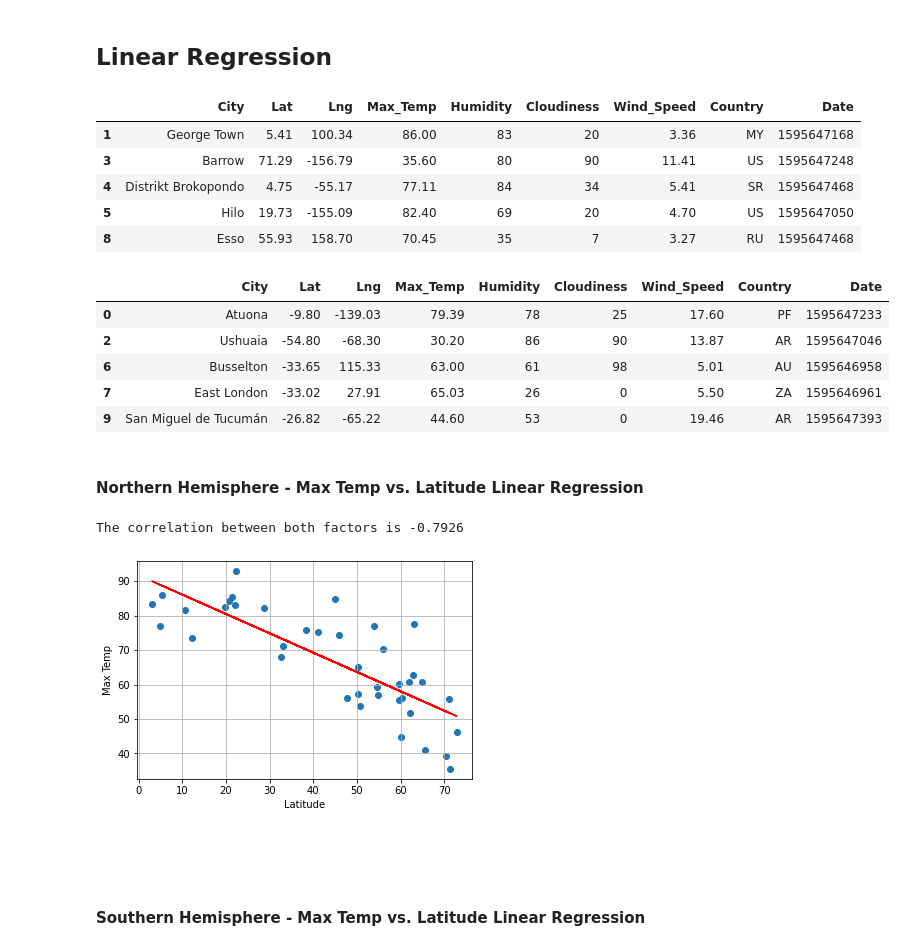
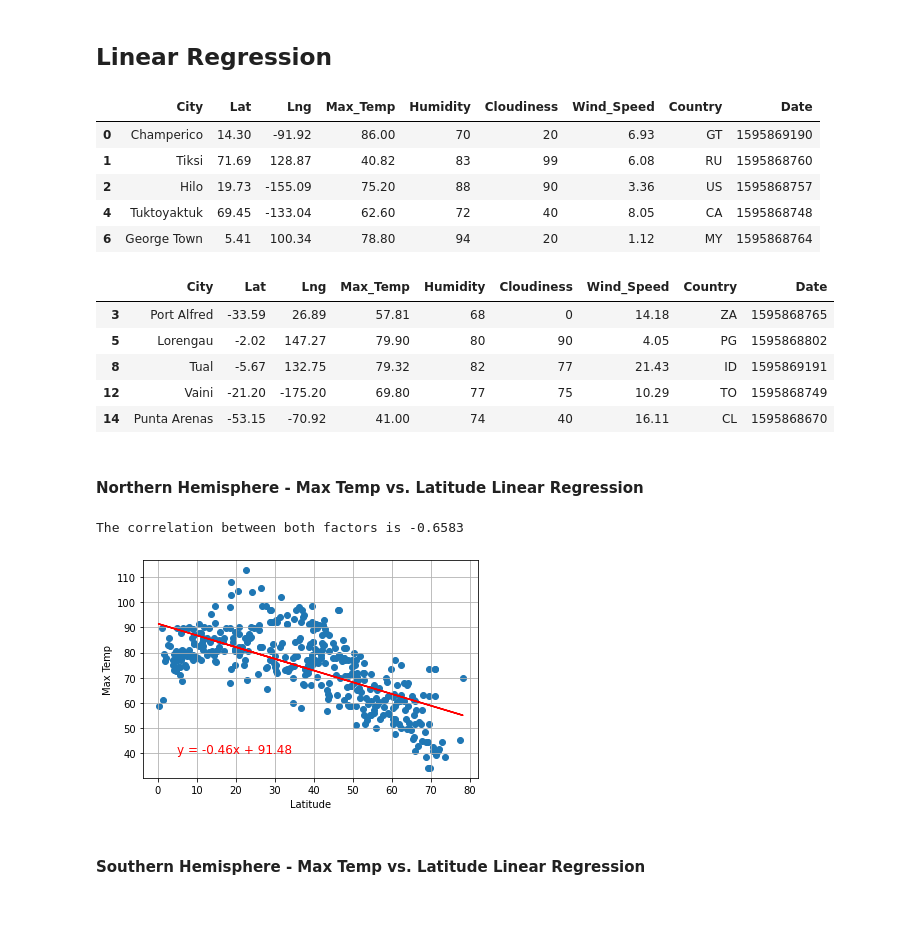
Before and after one commit to daviddamon/python-api-challenge, a Jupyter notebook: WeatherPy.ipynb, the cells around one changed output. Saved outputs shown, nothing was run; the diff lists cells and outputs as text; code cells hidden in the pictures; blank space fills up the shorter version.

Commit message:
both scripts running

```diff
--- a/WeatherPy.ipynb
+++ b/WeatherPy.ipynb
@@ -138,7 +137,7 @@ weather_dict = {"City":name,
                 "Date":dt}
 # %%
 # create a data frame using the dictionary
-weather_data = pd.DataFrame(weather_dict)
-weather_data
+city_data = pd.DataFrame(weather_dict)
+city_data
 # %% [output]
 |  | City | Lat | Lng | Max_Temp | Humidity | Cloudiness | Wind_Speed | Country | Date |
@@ -200,2 +173,4 @@ dtype: int64
 # %%
 #  Get the indices of cities that have humidity over 100%.
+indicies = city_data[city_data['Humidity']>100].index
+indicies
@@ -202,3 +179,5 @@ dtype: int64
 # %%
 # Make a new DataFrame equal to the city data to drop all humidity outliers by index.
 # Passing "inplace=False" will make a copy of the city_data DataFrame, which we call "clean_city_data".
+clean_city_data = city_data.drop(indicies,inplace=False)
+clean_city_data.head()
@@ -293,46 +276,46 @@ north_data = clean_city_data[clean_city_data['Lat']>=0]
 north_data.head()
 # %% [output]
 |  | City | Lat | Lng | Max_Temp | Humidity | Cloudiness | Wind_Speed | Country | Date |
-| 1 | George Town | 5.41 | 100.34 | 86.00 | 83 | 20 | 3.36 | MY | 1595647168 |
-| 3 | Barrow | 71.29 | -156.79 | 35.60 | 80 | 90 | 11.41 | US | 1595647248 |
-| 4 | Distrikt Brokopondo | 4.75 | -55.17 | 77.11 | 84 | 34 | 5.41 | SR | 1595647468 |
-| 5 | Hilo | 19.73 | -155.09 | 82.40 | 69 | 20 | 4.70 | US | 1595647050 |
-| 8 | Esso | 55.93 | 158.70 | 70.45 | 35 | 7 | 3.27 | RU | 1595647468 |
+| 0 | Champerico | 14.30 | -91.92 | 86.00 | 70 | 20 | 6.93 | GT | 1595869190 |
+| 1 | Tiksi | 71.69 | 128.87 | 40.82 | 83 | 99 | 6.08 | RU | 1595868760 |
+| 2 | Hilo | 19.73 | -155.09 | 75.20 | 88 | 90 | 3.36 | US | 1595868757 |
+| 4 | Tuktoyaktuk | 69.45 | -133.04 | 62.60 | 72 | 40 | 8.05 | CA | 1595868748 |
+| 6 | George Town | 5.41 | 100.34 | 78.80 | 94 | 20 | 1.12 | MY | 1595868764 |
 # %%
 south_data = clean_city_data[clean_city_data['Lat']<0]
 south_data.head()
 # %% [output]
 |  | City | Lat | Lng | Max_Temp | Humidity | Cloudiness | Wind_Speed | Country | Date |
-| 0 | Atuona | -9.80 | -139.03 | 79.39 | 78 | 25 | 17.60 | PF | 1595647233 |
-| 2 | Ushuaia | -54.80 | -68.30 | 30.20 | 86 | 90 | 13.87 | AR | 1595647046 |
-| 6 | Busselton | -33.65 | 115.33 | 63.00 | 61 | 98 | 5.01 | AU | 1595646958 |
-| 7 | East London | -33.02 | 27.91 | 65.03 | 26 | 0 | 5.50 | ZA | 1595646961 |
-| 9 | San Miguel de Tucumán | -26.82 | -65.22 | 44.60 | 53 | 0 | 19.46 | AR | 1595647393 |
+| 3 | Port Alfred | -33.59 | 26.89 | 57.81 | 68 | 0 | 14.18 | ZA | 1595868765 |
+| 5 | Lorengau | -2.02 | 147.27 | 79.90 | 80 | 90 | 4.05 | PG | 1595868802 |
+| 8 | Tual | -5.67 | 132.75 | 79.32 | 82 | 77 | 21.43 | ID | 1595869191 |
+| 12 | Vaini | -21.20 | -175.20 | 69.80 | 77 | 75 | 10.29 | TO | 1595868749 |
+| 14 | Punta Arenas | -53.15 | -70.92 | 41.00 | 74 | 40 | 16.11 | CL | 1595868670 |
 # %% [markdown]
 ####  Northern Hemisphere - Max Temp vs. Latitude Linear Regression
 # %%
 # calculate correlation
 x_values = north_data['Lat']
 y_values = north_data['Max_Temp']
 
 correlation = stats.pearsonr(x_values,y_values)
 print(f"The correlation between both factors is {round(correlation[0],4)}")
 
 # create scatter plot with linear regression equation and line
 (slope, intercept, rvalue, pvalue, stderr) = linregress(x_values, y_values)
 regress_values = x_values * slope + intercept
 line_eq = "y = " + str(round(slope,2)) + "x + " + str(round(intercept,2))
 plt.scatter(x_values,y_values)
 plt.plot(x_values,regress_values,"r-")
-plt.annotate(line_eq,(6,10),fontsize=15,color="red")
+plt.annotate(line_eq,(5,40),fontsize=12,color="red")
 plt.xlabel('Latitude')
 plt.ylabel('Max Temp')
 plt.grid()
 plt.savefig("output_data/Northern Max Temp vs. Latitude Linear Regression.png")
 plt.show()
 # %% [output]
-The correlation between both factors is -0.7926
+The correlation between both factors is -0.6583
-[figure, old version]
+[figure, new version]
 # %% [markdown]
 ####  Southern Hemisphere - Max Temp vs. Latitude Linear Regression
 # %%
```
Also changed, not shown: parts of 21 cells of this notebook, 15 other files.
